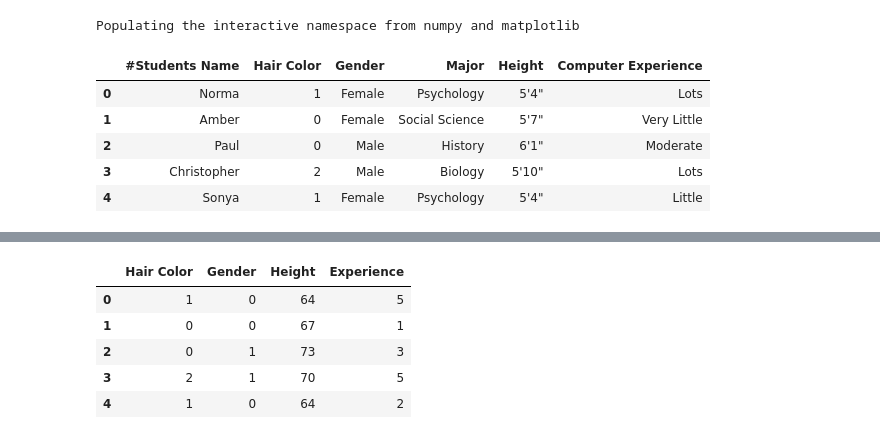
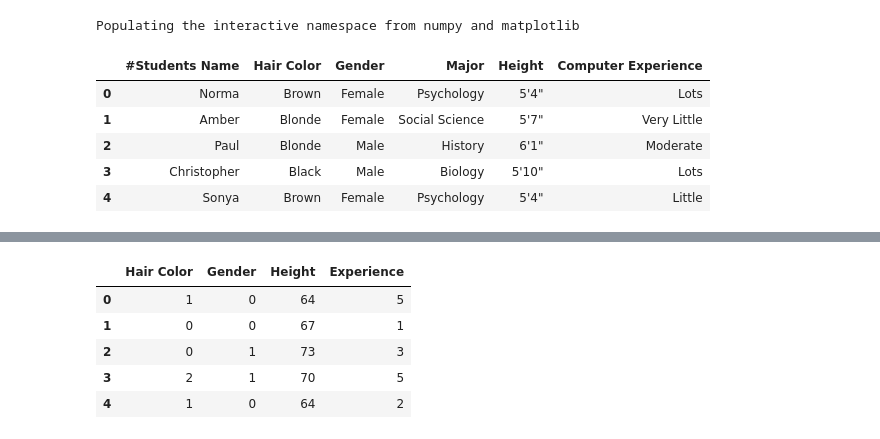
Before and after one commit to fedhere/PUI2017_fb55, a Jupyter notebook: Lab2_fb55/FormattingTables.ipynb, the cells around one changed output, grey strips where cells are left out. Cells and saved outputs as stored; diff of their text form; code cells hidden in the pictures.

```diff
--- a/Lab2_fb55/FormattingTables.ipynb
+++ b/Lab2_fb55/FormattingTables.ipynb
@@ -38,12 +44,10 @@ Populating the interactive namespace from numpy and matplotlib
 # %%
 df_student = pd.read_csv(PUIdata + "/IntrotoStats_Table6_1.csv")
-df_student['Hair Color'] = df_student['Hair Color'].replace({'Brown':1,'Blonde':0,'Black':2})
+df_student
+# %% [output]
+|  | #Students Name | Hair Color | Gender | Major | Height | Computer Experience |
+| 0 | Norma | Brown | Female | Psychology | 5'4" | Lots |
+| 1 | Amber | Blonde | Female | Social Science | 5'7" | Very Little |
+| 2 | Paul | Blonde | Male | History | 6'1" | Moderate |
+| 3 | Christopher | Black | Male | Biology | 5'10" | Lots |
+| 4 | Sonya | Brown | Female | Psychology | 5'4" | Little |
-# %%
-df_student
-# %% [output]
-|  | #Students Name | Hair Color | Gender | Major | Height | Computer Experience |
-| 0 | Norma | 1 | Female | Psychology | 5'4" | Lots |
-| 1 | Amber | 0 | Female | Social Science | 5'7" | Very Little |
-| 2 | Paul | 0 | Male | History | 6'1" | Moderate |
-| 3 | Christopher | 2 | Male | Biology | 5'10" | Lots |
-| 4 | Sonya | 1 | Female | Psychology | 5'4" | Little |
```
Also changed, not shown: parts of 21 cells of this notebook.
